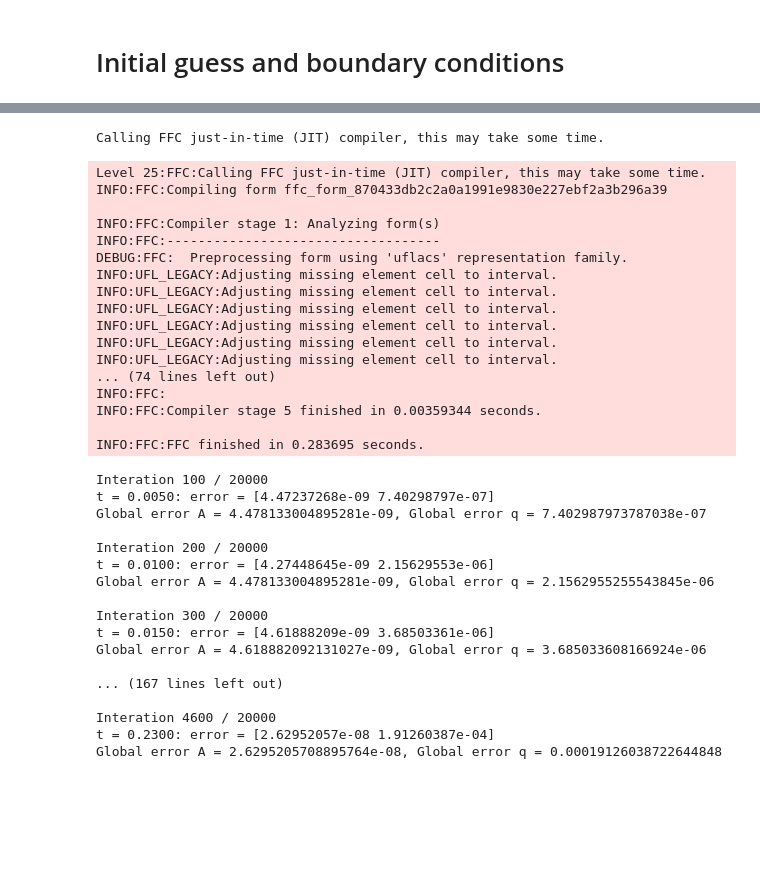
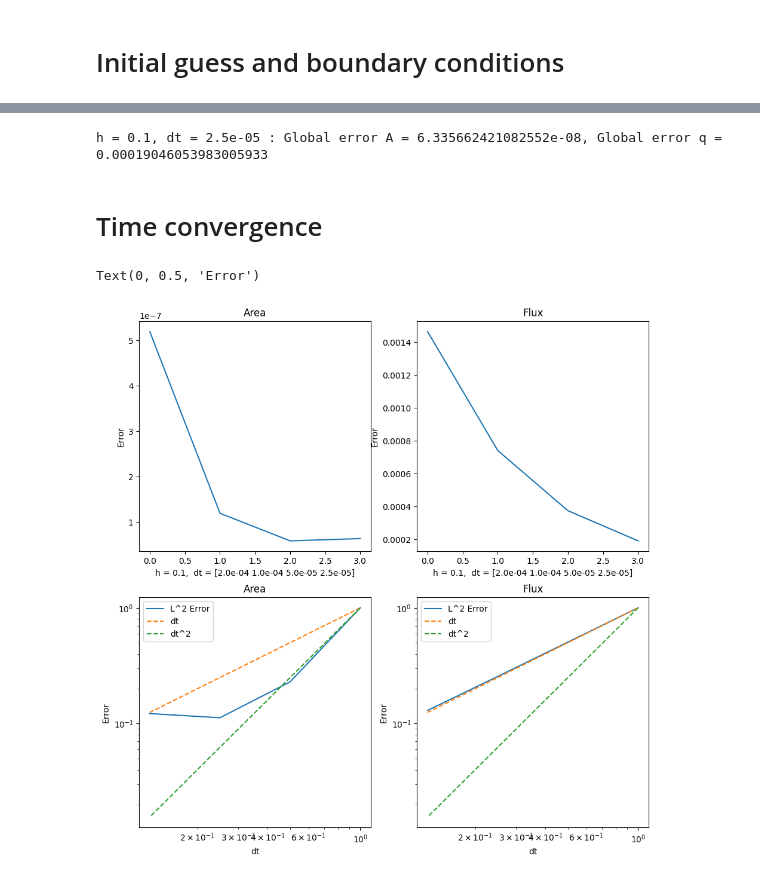
Before and after one commit to Riky2014/Tesi, a Jupyter notebook: 1d_hemo_solver.ipynb, the cells around one changed output, grey strips where cells are left out. Drawn from its saved outputs; the diff is of its cells as text; code cells hidden in the pictures; blank space fills up the shorter version.

```diff
--- a/1d_hemo_solver.ipynb
+++ b/1d_hemo_solver.ipynb
@@ -31,8 +31,8 @@ T = 1
 L = 1
 
 # Discretization parameter
-dt = 5e-5
-h = 2.5e-2
+dt = 2.5e-5
+h = 1e-1
 num_steps = T / dt
 N = int((x_right - x_left) / h)
 
@@ -45,7 +45,7 @@ P1 = FiniteElement('P', mesh.ufl_cell(), 1)
 element = MixedElement([P1, P1])
 V = FunctionSpace(mesh, element)
 
-# Derivative function spoace
+# Derivative function space
 D1 = FiniteElement('DG', mesh.ufl_cell(), 0)
 element_der = MixedElement([D1, D1])
 V_der = FunctionSpace(mesh, element_der)
@@ -277,41 +279,9 @@ for n in range(round(num_steps)):
 
   q_inlet = inlet_bc(Ah_old, qh_old, uh.dx(0))
   A_outlet, q_outlet = outlet_bc(Ah_old, qh_old, uh.dx(0))
-# %% [output]
-Calling FFC just-in-time (JIT) compiler, this may take some time.
-Level 25:FFC:Calling FFC just-in-time (JIT) compiler, this may take some time.
-INFO:FFC:Compiling form ffc_form_870433db2c2a0a1991e9830e227ebf2a3b296a39
-
-INFO:FFC:Compiler stage 1: Analyzing form(s)
-INFO:FFC:-----------------------------------
-DEBUG:FFC:  Preprocessing form using 'uflacs' representation family.
-INFO:UFL_LEGACY:Adjusting missing element cell to interval.
-INFO:UFL_LEGACY:Adjusting missing element cell to interval.
-INFO:UFL_LEGACY:Adjusting missing element cell to interval.
-INFO:UFL_LEGACY:Adjusting missing element cell to interval.
-INFO:UFL_LEGACY:Adjusting missing element cell to interval.
-INFO:UFL_LEGACY:Adjusting missing element cell to interval.
-... (74 lines left out)
-INFO:FFC:
-INFO:FFC:Compiler stage 5 finished in 0.00359344 seconds.
-
-INFO:FFC:FFC finished in 0.283695 seconds.
-Interation 100 / 20000
-t = 0.0050: error = [4.47237268e-09 7.40298797e-07]
-Global error A = 4.478133004895281e-09, Global error q = 7.402987973787038e-07
-
-Interation 200 / 20000
-t = 0.0100: error = [4.27448645e-09 2.15629553e-06]
-Global error A = 4.478133004895281e-09, Global error q = 2.1562955255543845e-06
-
-Interation 300 / 20000
-t = 0.0150: error = [4.61888209e-09 3.68503361e-06]
-Global error A = 4.618882092131027e-09, Global error q = 3.685033608166924e-06
-
-... (167 lines left out)
-
-Interation 4600 / 20000
-t = 0.2300: error = [2.62952057e-08 1.91260387e-04]
-Global error A = 2.6295205708895764e-08, Global error q = 0.00019126038722644848
 # %%
 print(f'h = {h}, dt = {dt} : Global error A = {global_error_A}, Global error q = {global_error_q}')
+# %% [output]
+h = 0.1, dt = 2.5e-05 : Global error A = 6.335662421082552e-08, Global error q = 0.00019046053983005933
+# %% [markdown]
+# Time convergence
@@ -317,0 +346,34 @@ print(f'h = {h}, dt = {dt} : Global error A = {global_error_A}, Global error q =
+# %%
+fig, ax = plt.subplots(2, 2, figsize=(11, 11))
+ax = ax.flatten()
+
+# Plot for Area
+ax[0].plot(error_A)
+ax[0].set_title('Area')
+ax[0].set_xlabel(f'h = {h},  dt = {dt_vec}')
+ax[0].set_ylabel('Error')
+
+ax[2].loglog(dt_vec / dt_vec[0], error_A / error_A[0], label = 'L^2 Error')
+ax[2].loglog(dt_vec / dt_vec[0], dt_vec / dt_vec[0], linestyle = '--', label = 'dt')
+ax[2].loglog(dt_vec / dt_vec[0], (dt_vec / dt_vec[0])**2, linestyle = '--', label ='dt^2')
+ax[2].set_xlabel('dt')
+ax[2].set_ylabel('Error')
+ax[2].set_title('Area')
+ax[2].legend()
+
+# Plot for Flux
+ax[1].plot(error_q)
+ax[1].set_title('Flux')
+ax[1].set_xlabel(f'h = {h},  dt = {dt_vec}')
+ax[1].set_ylabel('Error')
+
+ax[3].loglog(dt_vec / dt_vec[0], error_q / error_q[0], label = 'L^2 Error')
+ax[3].loglog(dt_vec / dt_vec[0], dt_vec / dt_vec[0], linestyle = '--', label = 'dt')
+ax[3].loglog(dt_vec / dt_vec[0], (dt_vec / dt_vec[0])**2, linestyle = '--', label = 'dt^2')
+ax[3].set_xlabel('dt')
+ax[3].set_ylabel('Error')
+ax[3].set_title('Flux')
+ax[3].legend()
+# %% [output]
+Text(0, 0.5, 'Error')
+[figure, added]
```
Also changed, not shown: parts of 6 cells of this notebook.
